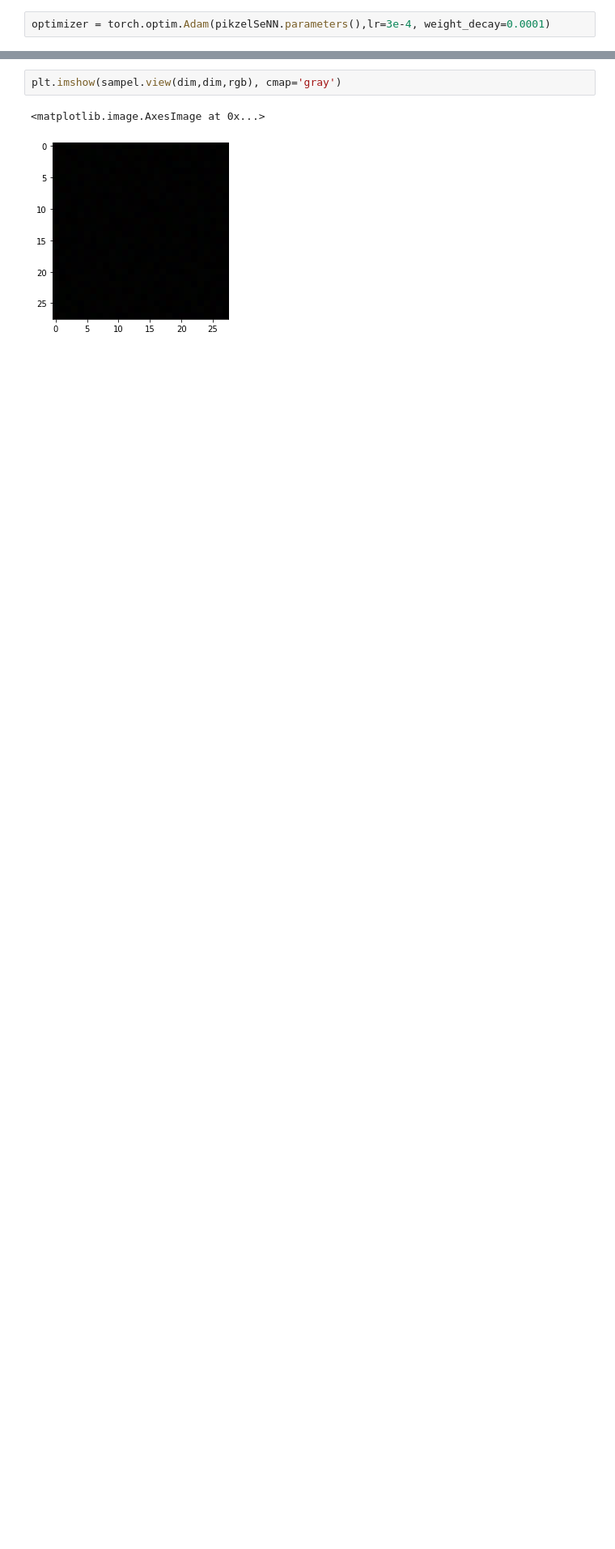
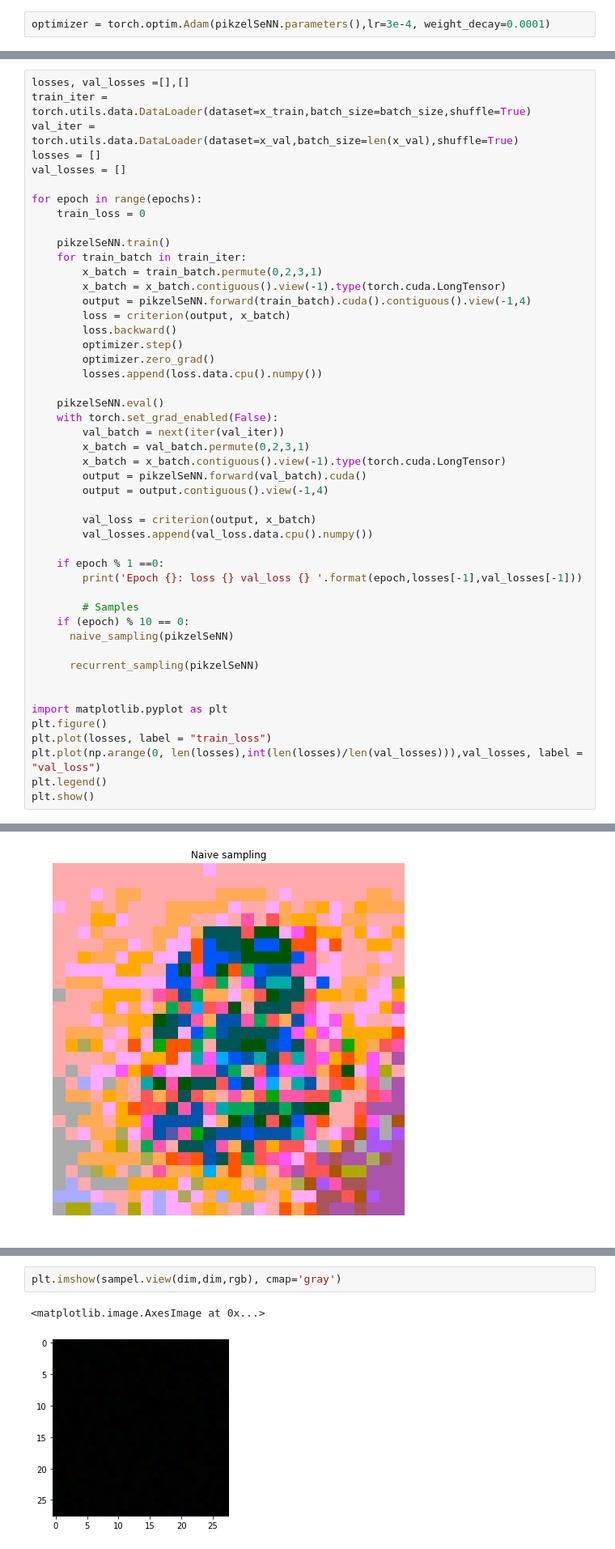
Before and after one commit to CaptainE/Deep-Unsupervised-Learning, a Jupyter notebook: HW1.ipynb, the cells around one changed output, grey strips where cells are left out. Shown: that part at 81% size. Cells and saved outputs as stored; diff of their text form; blank space fills up the shorter version.

```diff
--- a/HW1.ipynb
+++ b/HW1.ipynb
@@ -735,0 +798,49 @@ sampel=pikzelSeNN.sample(1)
+# %%
+losses, val_losses =[],[]
+train_iter = torch.utils.data.DataLoader(dataset=x_train,batch_size=batch_size,shuffle=True)
+val_iter = torch.utils.data.DataLoader(dataset=x_val,batch_size=len(x_val),shuffle=True)
+losses = []
+val_losses = []
+
+for epoch in range(epochs):
+    train_loss = 0
+
+    pikzelSeNN.train()
+    for train_batch in train_iter:
+        x_batch = train_batch.permute(0,2,3,1)
+        x_batch = x_batch.contiguous().view(-1).type(torch.cuda.LongTensor)
+        output = pikzelSeNN.forward(train_batch).cuda().contiguous().view(-1,4)
+        loss = criterion(output, x_batch)
+        loss.backward()
+        optimizer.step()
+        optimizer.zero_grad()
+        losses.append(loss.data.cpu().numpy())
+
+    pikzelSeNN.eval()
+    with torch.set_grad_enabled(False):
+        val_batch = next(iter(val_iter))
+        x_batch = val_batch.permute(0,2,3,1)
+        x_batch = x_batch.contiguous().view(-1).type(torch.cuda.LongTensor)
+        output = pikzelSeNN.forward(val_batch).cuda()
+        output = output.contiguous().view(-1,4)
+
+        val_loss = criterion(output, x_batch)
+        val_losses.append(val_loss.data.cpu().numpy())
+
+    if epoch % 1 ==0:
+        print('Epoch {}: loss {} val_loss {} '.format(epoch,losses[-1],val_losses[-1]))
+
+        # Samples
+    if (epoch) % 10 == 0:
+      naive_sampling(pikzelSeNN)
+
+      recurrent_sampling(pikzelSeNN)
+
+
+import matplotlib.pyplot as plt
+plt.figure()
+plt.plot(losses, label = "train_loss")
+plt.plot(np.arange(0, len(losses),int(len(losses)/len(val_losses))),val_losses, label = "val_loss")
+plt.legend()
+plt.show()
+# %% [output]
@@ -735,0 +848 @@ sampel=pikzelSeNN.sample(1)
+[figure, added]
```
Also changed, not shown: parts of 45 cells of this notebook.
